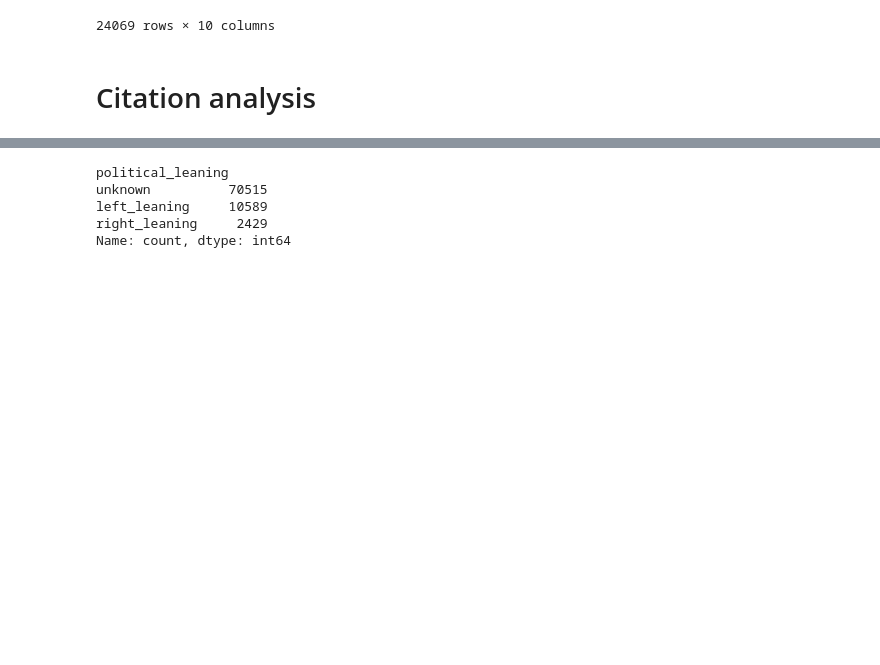
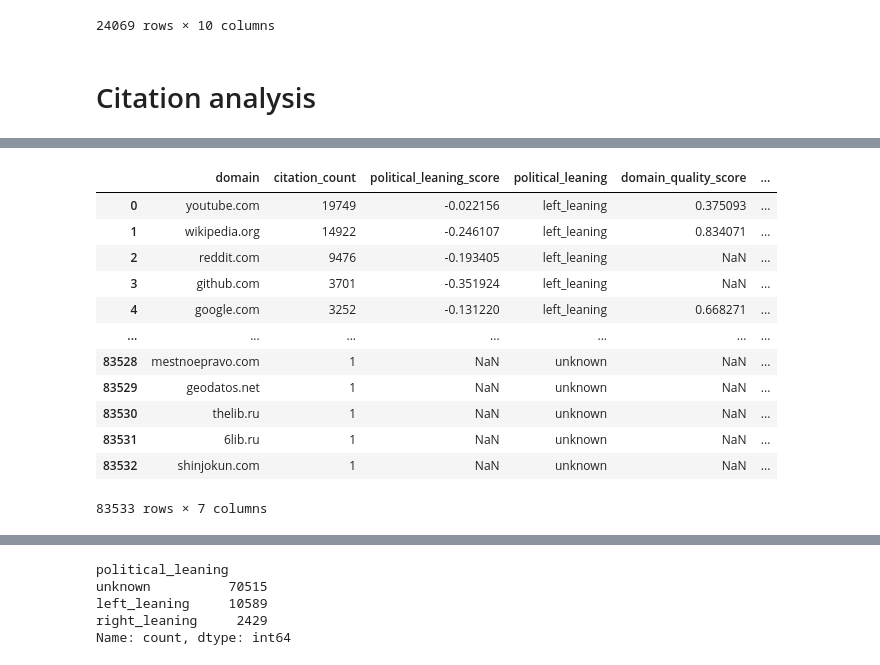
Before and after one commit to yang3kc/ai_search_arena, a Jupyter notebook: notebooks/check_cleaned_data.ipynb, the cells around one changed output, grey strips where cells are left out. Drawn from its saved outputs; the diff is of its cells as text; code cells hidden in the pictures; blank space fills up the shorter version.

```diff
--- a/notebooks/check_cleaned_data.ipynb
+++ b/notebooks/check_cleaned_data.ipynb
@@ -192,0 +269,16 @@ domain_enriched_df = pd.read_parquet(cleaned_arena_data_root / "domains_enriched
+# %%
+domain_enriched_df
+# %% [output]
+|  | domain | citation_count | political_leaning_score | political_leaning | domain_quality_score | ... |
+| 0 | youtube.com | 19749 | -0.022156 | left_leaning | 0.375093 | ... |
+| 1 | wikipedia.org | 14922 | -0.246107 | left_leaning | 0.834071 | ... |
+| 2 | reddit.com | 9476 | -0.193405 | left_leaning | NaN | ... |
+| 3 | github.com | 3701 | -0.351924 | left_leaning | NaN | ... |
+| 4 | google.com | 3252 | -0.131220 | left_leaning | 0.668271 | ... |
+| ... | ... | ... | ... | ... | ... | ... |
+| 83528 | mestnoepravo.com | 1 | NaN | unknown | NaN | ... |
+| 83529 | geodatos.net | 1 | NaN | unknown | NaN | ... |
+| 83530 | thelib.ru | 1 | NaN | unknown | NaN | ... |
+| 83531 | 6lib.ru | 1 | NaN | unknown | NaN | ... |
+| 83532 | shinjokun.com | 1 | NaN | unknown | NaN | ... |
+83533 rows × 7 columns
```
Also changed, not shown: parts of 13 cells of this notebook, 2 other files.
